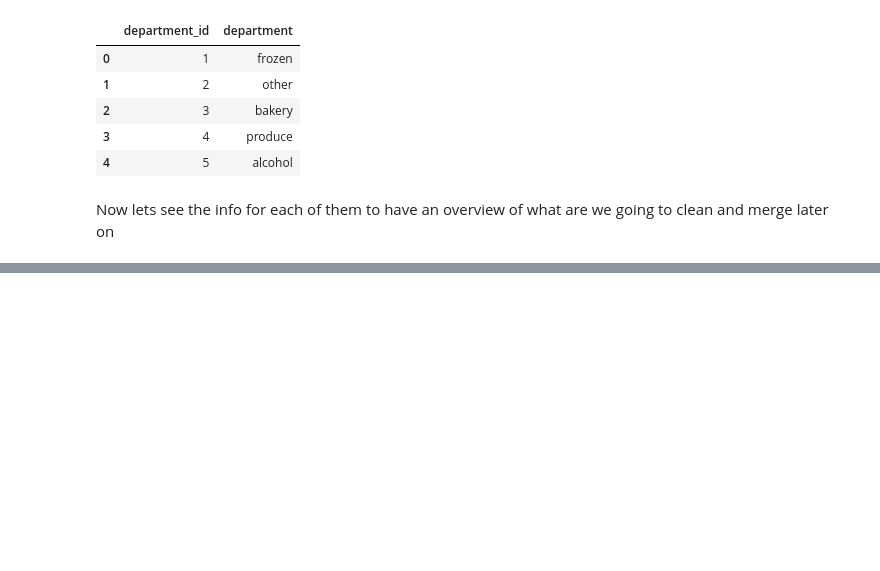
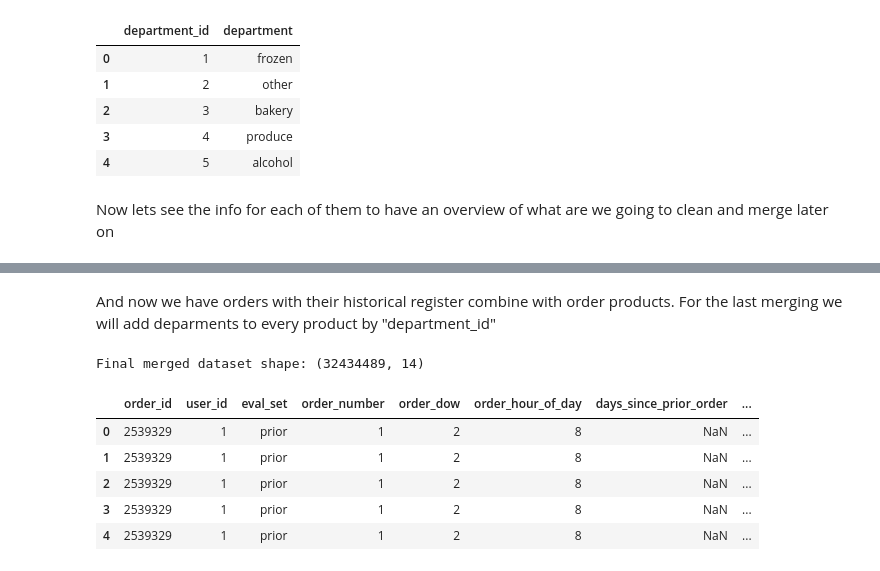
Before and after one commit to Blastronauta/CA2-Semester-2-ML-DV-integrated, a Jupyter notebook: MLBus_HDipData_CA2_KTamayo_Feb25.ipynb, the cells around one changed output, grey strips where cells are left out. Saved outputs shown, nothing was run; the diff lists cells and outputs as text; code cells hidden in the pictures; blank space fills up the shorter version.

Commit message:
Data preparation
After merging I made some data cleaning, feature engineer and preprocess before EDA

```diff
--- a/MLBus_HDipData_CA2_KTamayo_Feb25.ipynb
+++ b/MLBus_HDipData_CA2_KTamayo_Feb25.ipynb
@@ -124,0 +153,15 @@ memory usage: 468.0+ bytes
+# %% [markdown]
+And now we have orders with their historical register combine with order products. For the last merging we will add deparments to every product by "department_id"
+# %%
+orders_products = orders_products.merge(departments, on="department_id", how="left")
+
+print("Final merged dataset shape:", orders_products.shape)
+orders_products.head()
+# %% [output]
+Final merged dataset shape: (32434489, 14)
+|  | order_id | user_id | eval_set | order_number | order_dow | order_hour_of_day | days_since_prior_order | ... |
+| 0 | 2539329 | 1 | prior | 1 | 2 | 8 | NaN | ... |
+| 1 | 2539329 | 1 | prior | 1 | 2 | 8 | NaN | ... |
+| 2 | 2539329 | 1 | prior | 1 | 2 | 8 | NaN | ... |
+| 3 | 2539329 | 1 | prior | 1 | 2 | 8 | NaN | ... |
+| 4 | 2539329 | 1 | prior | 1 | 2 | 8 | NaN | ... |
```
Also changed, not shown: parts of 24 cells of this notebook.
